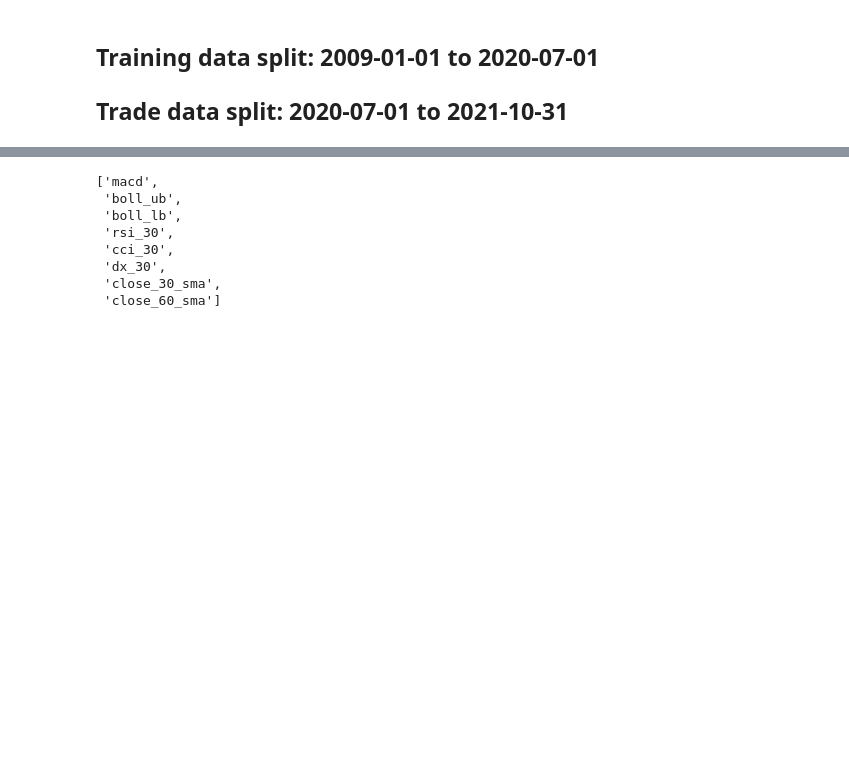
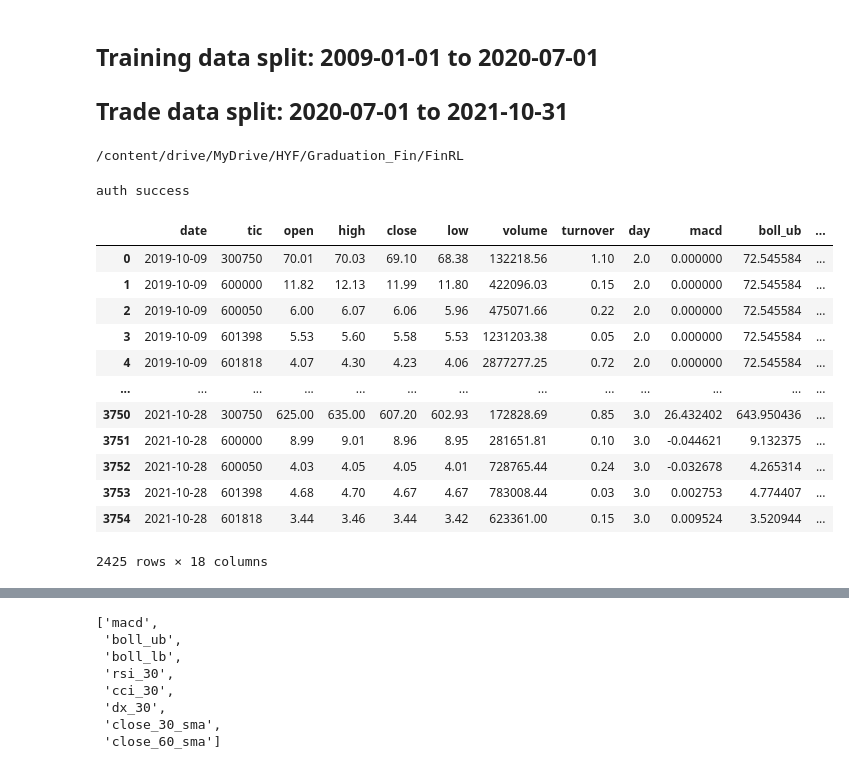
Before and after one commit to EvanHong99/FinRL, a Jupyter notebook: FinRL_StockTrading_NeurIPS_2018.ipynb, the cells around one changed output, grey strips where cells are left out. Cells and saved outputs as stored; diff of their text form; code cells hidden in the pictures; blank space fills up the shorter version.

```diff
--- a/FinRL_StockTrading_NeurIPS_2018.ipynb
+++ b/FinRL_StockTrading_NeurIPS_2018.ipynb
@@ -420,6 +448,67 @@ The action space describes the allowed actions that the agent interacts with the
 # %% [markdown]
 ## Training data split: 2009-01-01 to 2020-07-01
 ## Trade data split: 2020-07-01 to 2021-10-31
+# %%
+root='/content/drive/MyDrive/HYF/Graduation_Fin/FinRL'
+%cd /content/drive/MyDrive/HYF/Graduation_Fin/FinRL
+from finrl import config
+from finrl import config_tickers
+import os
+if not os.path.exists(root+"/" + config.DATA_SAVE_DIR):
+    os.makedirs(root+"/" + config.DATA_SAVE_DIR)
+if not os.path.exists(root+"/" + config.TRAINED_MODEL_DIR):
+    os.makedirs(root+"/" + config.TRAINED_MODEL_DIR)
+if not os.path.exists(root+"/" + config.TENSORBOARD_LOG_DIR):
+    os.makedirs(root+"/" + config.TENSORBOARD_LOG_DIR)
+if not os.path.exists(root+"/" + config.RESULTS_DIR):
+    os.makedirs(root+"/" + config.RESULTS_DIR)
+import pandas as pd
+import numpy as np
+import matplotlib
+import matplotlib.pyplot as plt
+# matplotlib.use('Agg')
+import datetime
+
+%matplotlib inline
+from finrl.finrl_meta.preprocessor.yahoodownloader import YahooDownloader
+from finrl.finrl_meta.preprocessor.tusharedownloader import TushareDownloader
+# from finrl.finrl_meta.preprocessor.processor_joinquant import JoinQuantEngineer
+from finrl.finrl_meta.preprocessor.preprocessors import FeatureEngineer, data_split
+# from finrl.finrl_meta.env_stock_trading.env_stocktrading import StockTradingEnv
+from finrl.finrl_meta.env_stock_trading.env_test import StockTradingEnv
+
+from finrl.agents.stablebaselines3.models import DRLAgent
+from finrl.finrl_meta.data_processor import DataProcessor
+
+from finrl.plot import backtest_stats, backtest_plot, get_daily_return, get_baseline
+from pprint import pprint
+
+import sys
+sys.path.append("../FinRL-Library")
+
+import itertools
+import jqdatasdk
+jqdatasdk.auth('15857500957','Qazwsxedcrfv0957')
+# %% [output]
+/content/drive/MyDrive/HYF/Graduation_Fin/FinRL
+auth success
+# %%
+processed_full=pd.read_csv('./datasets/train/processed_full.csv',index_col=0,header=0)
+processed_full
+# %% [output]
+|  | date | tic | open | high | close | low | volume | turnover | day | macd | boll_ub | ... |
+| 0 | 2019-10-09 | 300750 | 70.01 | 70.03 | 69.10 | 68.38 | 132218.56 | 1.10 | 2.0 | 0.000000 | 72.545584 | ... |
+| 1 | 2019-10-09 | 600000 | 11.82 | 12.13 | 11.99 | 11.80 | 422096.03 | 0.15 | 2.0 | 0.000000 | 72.545584 | ... |
+| 2 | 2019-10-09 | 600050 | 6.00 | 6.07 | 6.06 | 5.96 | 475071.66 | 0.22 | 2.0 | 0.000000 | 72.545584 | ... |
+| 3 | 2019-10-09 | 601398 | 5.53 | 5.60 | 5.58 | 5.53 | 1231203.38 | 0.05 | 2.0 | 0.000000 | 72.545584 | ... |
+| 4 | 2019-10-09 | 601818 | 4.07 | 4.30 | 4.23 | 4.06 | 2877277.25 | 0.72 | 2.0 | 0.000000 | 72.545584 | ... |
+| ... | ... | ... | ... | ... | ... | ... | ... | ... | ... | ... | ... | ... |
+| 3750 | 2021-10-28 | 300750 | 625.00 | 635.00 | 607.20 | 602.93 | 172828.69 | 0.85 | 3.0 | 26.432402 | 643.950436 | ... |
+| 3751 | 2021-10-28 | 600000 | 8.99 | 9.01 | 8.96 | 8.95 | 281651.81 | 0.10 | 3.0 | -0.044621 | 9.132375 | ... |
+| 3752 | 2021-10-28 | 600050 | 4.03 | 4.05 | 4.05 | 4.01 | 728765.44 | 0.24 | 3.0 | -0.032678 | 4.265314 | ... |
+| 3753 | 2021-10-28 | 601398 | 4.68 | 4.70 | 4.67 | 4.67 | 783008.44 | 0.03 | 3.0 | 0.002753 | 4.774407 | ... |
+| 3754 | 2021-10-28 | 601818 | 3.44 | 3.46 | 3.44 | 3.42 | 623361.00 | 0.15 | 3.0 | 0.009524 | 3.520944 | ... |
+2425 rows × 18 columns
 # %%
 train = data_split(processed_full, '2009-01-01','2020-07-01')
 trade = data_split(processed_full, '2020-07-01','2021-10-31')
```
Also changed, not shown: parts of 44 cells of this notebook, 2 other files.
